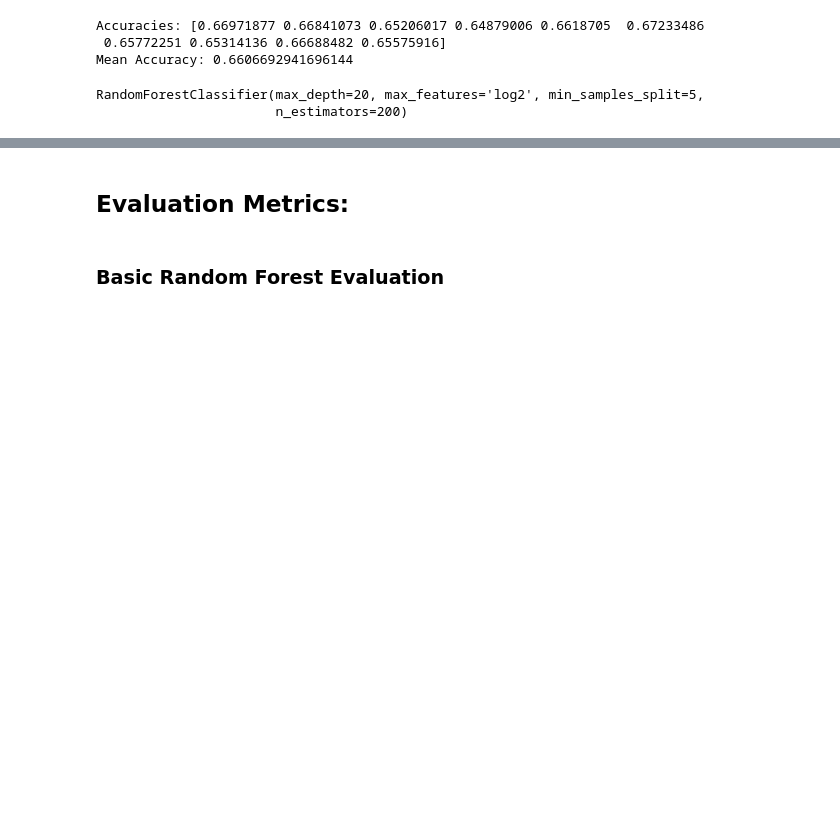
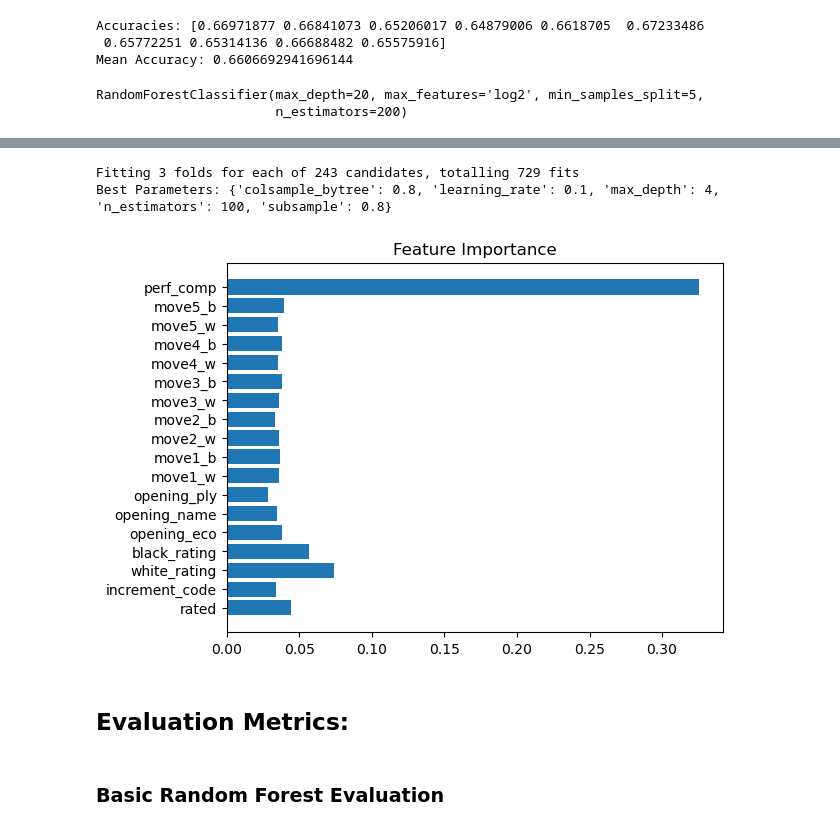
Before and after one commit to brysonbien/Chess-Opening-ML, a Jupyter notebook: final_report.ipynb, the cells around one changed output, grey strips where cells are left out. Saved outputs shown, nothing was run; the diff lists cells and outputs as text; code cells hidden in the pictures; blank space fills up the shorter version.

Commit message:
XGBoost with hyperparameter tuning

```diff
--- a/final_report.ipynb
+++ b/final_report.ipynb
@@ -319,0 +335,12 @@ RandomForestClassifier(max_depth=20, max_features='log2', min_samples_split=5,
+# %%
+from xgboost import XGBClassifier
+from sklearn.metrics import accuracy_score, classification_report
+
+xgb_model = XGBClassifier(use_label_encoder=False, eval_metric='logloss')
+xgb_model.fit(X_train_xg, y_train_xg)
+
+# Evaluate
+y_pred_xg = xgb_model.predict(X_test_xg)
+accuracy_xg = accuracy_score(y_test_xg, y_pred_xg)
+print(f"Test Accuracy: {accuracy_xg}")
+print(classification_report(y_test_xg, y_pred_xg))
@@ -320,3 +360,34 @@ RandomForestClassifier(max_depth=20, max_features='log2', min_samples_split=5,
+# %%
+from sklearn.model_selection import GridSearchCV
+
+param_grid = {
+    'learning_rate': [0.01, 0.1, 0.2],
+    'max_depth': [4, 6, 8],
+    'subsample': [0.6, 0.8, 1.0],
+    'colsample_bytree': [0.6, 0.8, 1.0],
+    'n_estimators': [100, 200, 300]
+}
+
+xgb = XGBClassifier(eval_metric='logloss')
+grid_search = GridSearchCV(estimator=xgb, param_grid=param_grid, cv=3, scoring='accuracy', verbose=1)
+grid_search.fit(X_train_xg, y_train_xg)
+
+print("Best Parameters:", grid_search.best_params_)
+best_model = grid_search.best_estimator_
+# %% [output]
+Fitting 3 folds for each of 243 candidates, totalling 729 fits
+Best Parameters: {'colsample_bytree': 0.8, 'learning_rate': 0.1, 'max_depth': 4, 'n_estimators': 100, 'subsample': 0.8}
+# %%
+import matplotlib.pyplot as plt
+
+importance = best_model.feature_importances_
+features = X_xg.columns
+
+plt.barh(features, importance)
+plt.title('Feature Importance')
+plt.show()
+# %% [output]
+[figure, added]
 # %% [markdown]
 ## Evaluation Metrics:
 # %% [markdown]
```
Also changed, not shown: parts of 12 cells of this notebook, 1 other file.
